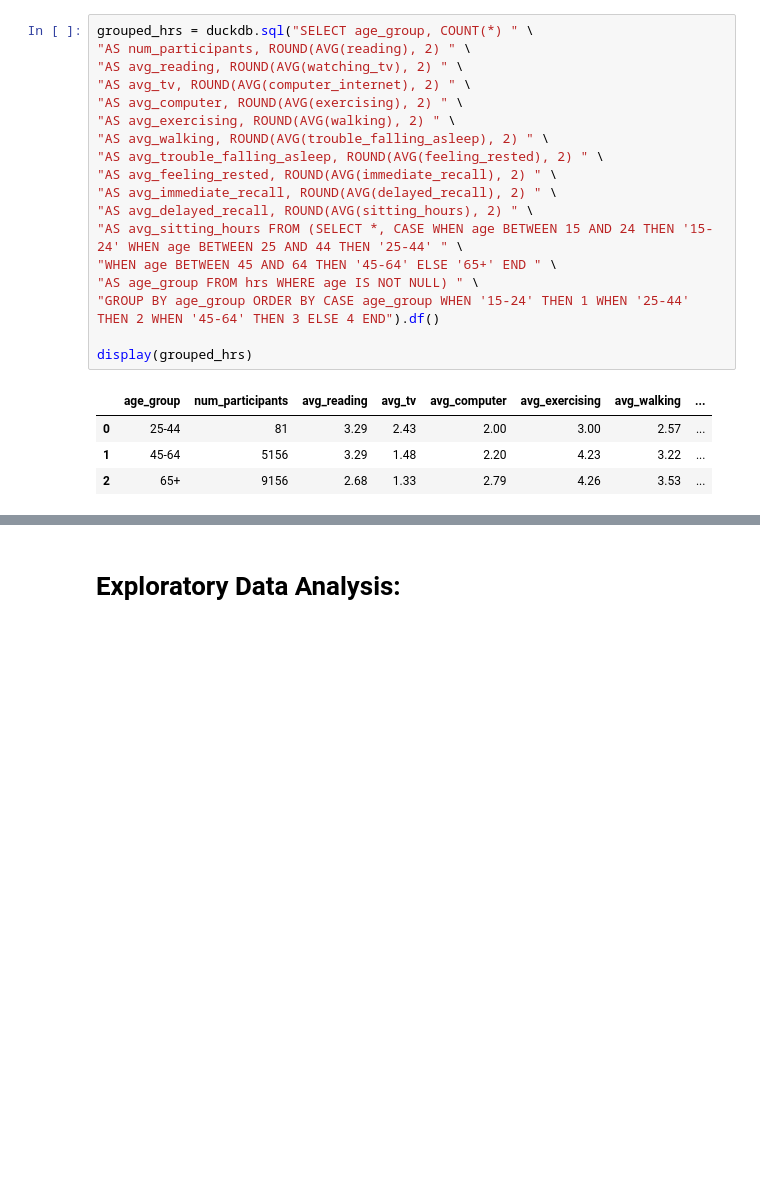
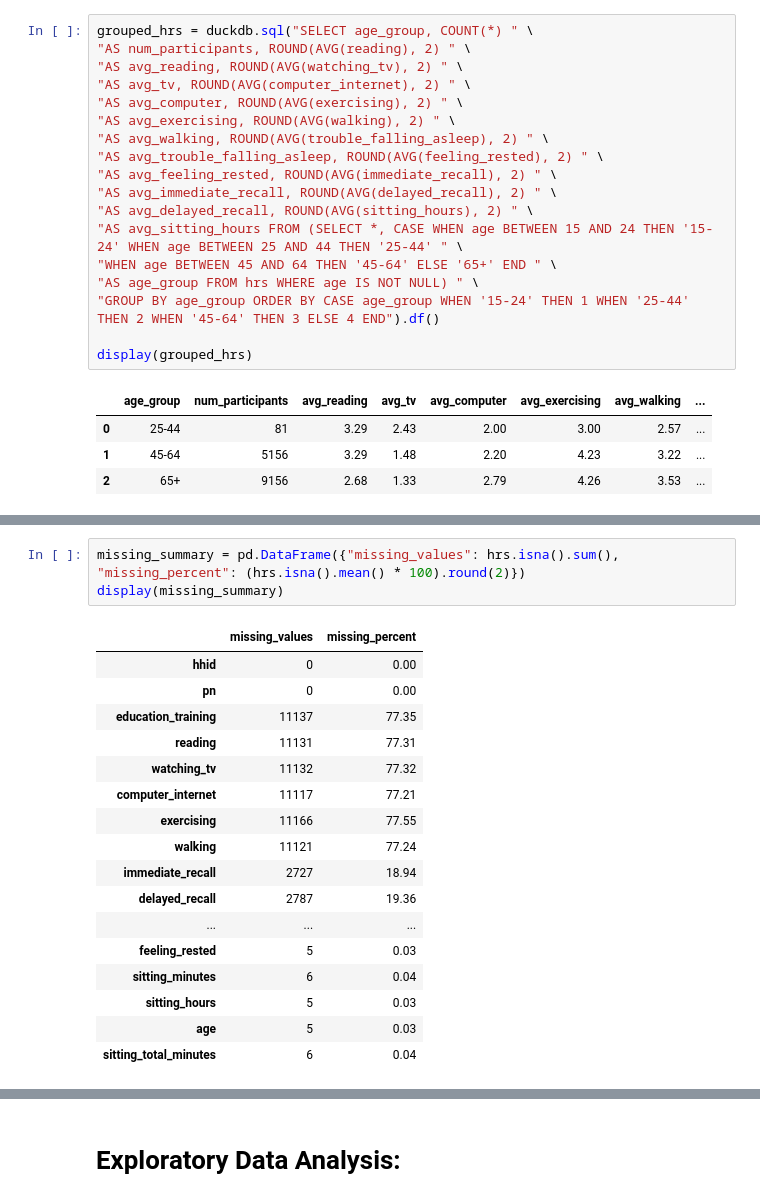
Before and after one commit to rem388/DataScienceProject, a Jupyter notebook: Phase2.ipynb, the cells around one changed output, grey strips where cells are left out. Saved outputs shown, nothing was run; the diff lists cells and outputs as text; blank space fills up the shorter version.

Commit message:
cleaning missing values hsv

```diff
--- a/Phase2.ipynb
+++ b/Phase2.ipynb
@@ -853,0 +954,21 @@ display(grouped_hrs)
+# %%
+missing_summary = pd.DataFrame({"missing_values": hrs.isna().sum(), "missing_percent": (hrs.isna().mean() * 100).round(2)})
+display(missing_summary)
+# %% [output]
+|  | missing_values | missing_percent |
+| hhid | 0 | 0.00 |
+| pn | 0 | 0.00 |
+| education_training | 11137 | 77.35 |
+| reading | 11131 | 77.31 |
+| watching_tv | 11132 | 77.32 |
+| computer_internet | 11117 | 77.21 |
+| exercising | 11166 | 77.55 |
+| walking | 11121 | 77.24 |
+| immediate_recall | 2727 | 18.94 |
+| delayed_recall | 2787 | 19.36 |
+| ... | ... | ... |
+| feeling_rested | 5 | 0.03 |
+| sitting_minutes | 6 | 0.04 |
+| sitting_hours | 5 | 0.03 |
+| age | 5 | 0.03 |
+| sitting_total_minutes | 6 | 0.04 |
```
Also changed, not shown: parts of 6 cells of this notebook.
